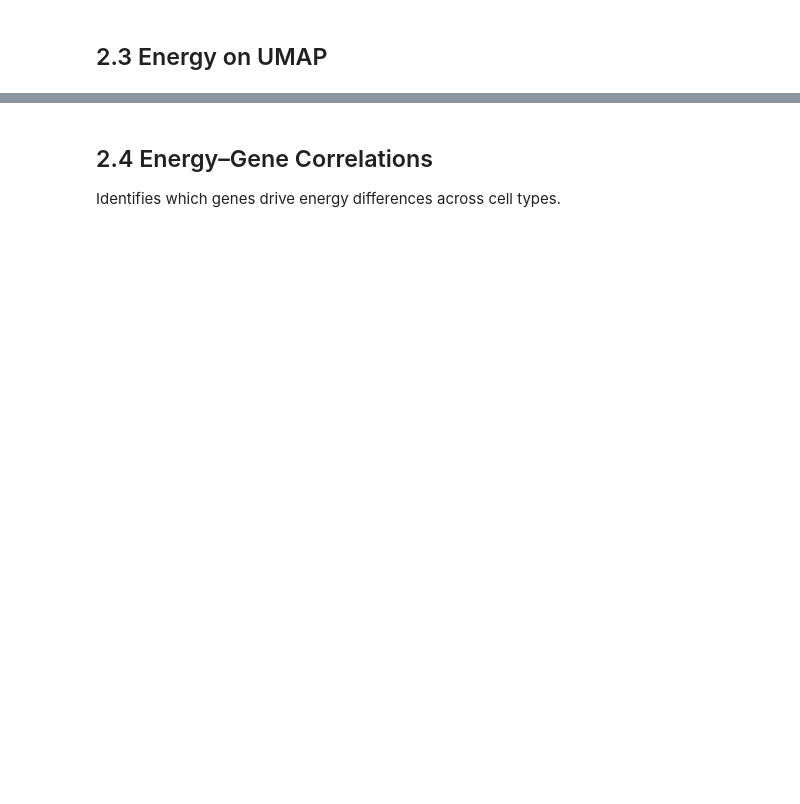
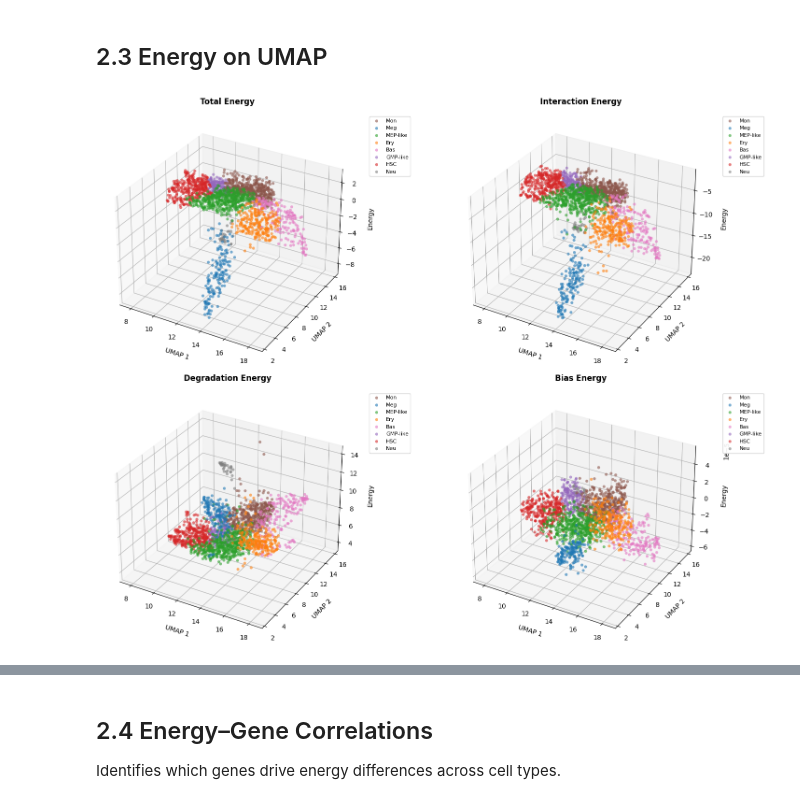
Before and after one commit to Bernaljp/scHopfield, a Jupyter notebook: notebooks/02_energy_analysis.ipynb, the cells around one changed output, grey strips where cells are left out. Drawn from its saved outputs; the diff is of its cells as text; code cells hidden in the pictures; blank space fills up the shorter version.

```diff
--- a/notebooks/02_energy_analysis.ipynb
+++ b/notebooks/02_energy_analysis.ipynb
@@ -93,12 +165,15 @@ plt.show()
 # %%
 # Scatter plots of each energy component overlaid on UMAP embedding
 sch.pl.plot_energy_scatters(
     adata,
     cluster_key=CLUSTER_KEY,
     basis='umap',
-    show_legend=True
+    show_legend=True,
+    colors=colors,
 )
 plt.show()
+# %% [output]
+[figure, added]
 # %%
 # Interaction energy only
 sch.pl.plot_energy_scatters(
```
Also changed, not shown: parts of 10 cells of this notebook, 5 other files.
